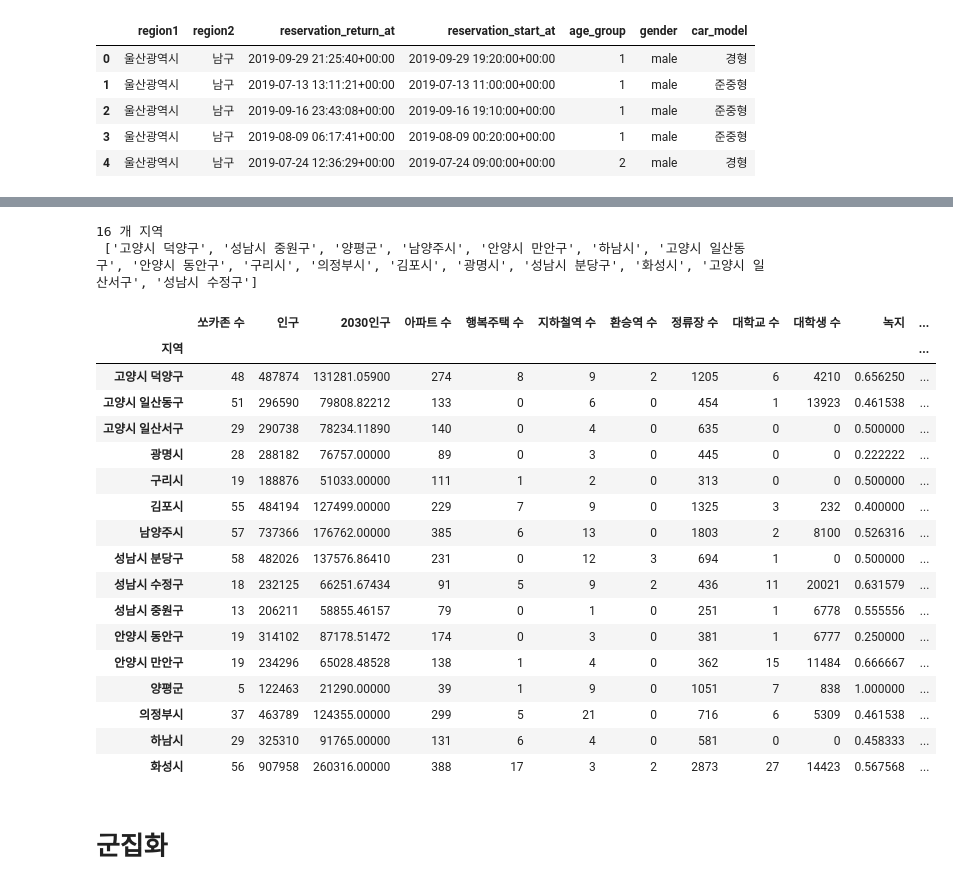
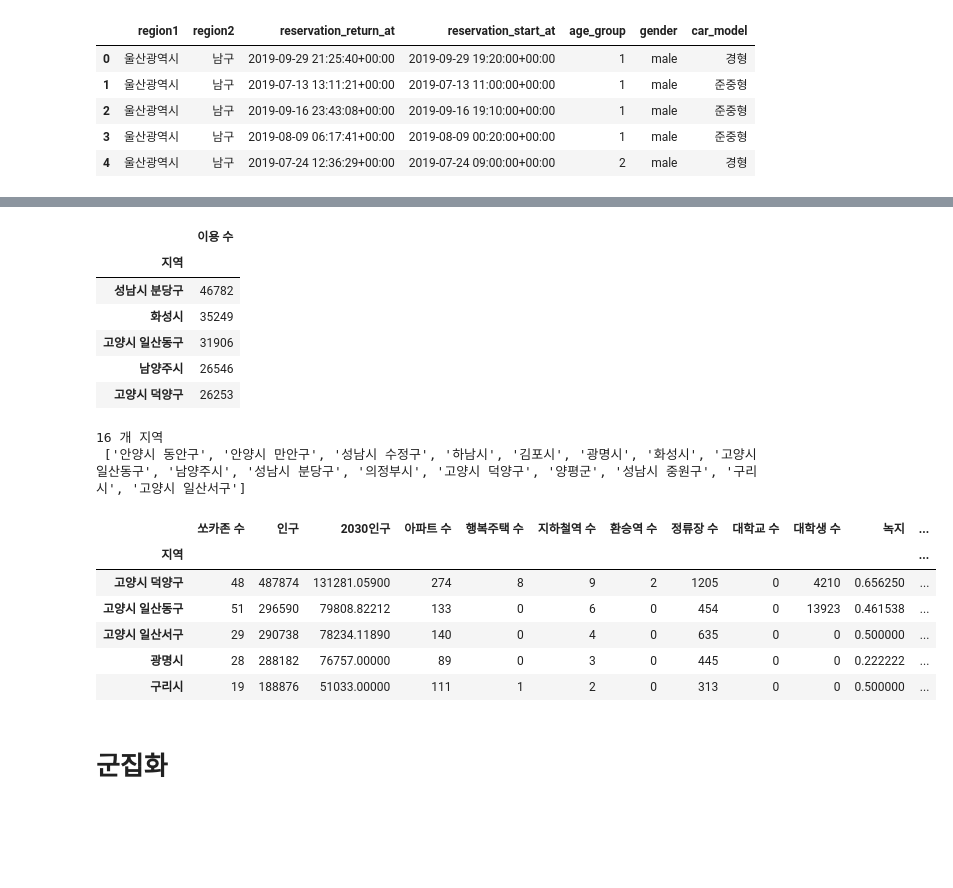
Before and after one commit to govin08/our-socar, a Jupyter notebook: main/code/code_b_clustering/1b202_0113_clustering.ipynb, the cells around one changed output, grey strips where cells are left out. Cells and saved outputs as stored; diff of their text form; code cells hidden in the pictures; blank space fills up the shorter version.

```diff
--- a/main/code/code_b_clustering/1b202_0113_clustering.ipynb
+++ b/main/code/code_b_clustering/1b202_0113_clustering.ipynb
@@ -64,7 +66,7 @@ collected_data.head()
 # collected_data['dumb'] = np.arange(len(collected_data))
 # collected_data
 # %%
-hackathon_data_original = pd.read_csv("../../data/20211022_수요예측_hackathon_data.csv", encoding='cp949')
+hackathon_data_original = pd.read_csv("../../../socar_data/20211022_수요예측_hackathon_data.csv", encoding='cp949')
 hackathon_data_original.head()
 # %% [output]
 |  | region1 | region2 | reservation_return_at | reservation_start_at | age_group | gender | car_model |
@@ -97,37 +78,43 @@ hackathon_data.head()
+# %%
+hackathon_data = pd.DataFrame(hackathon_data_original['region2'].value_counts())
+hackathon_data.reset_index(inplace=True)
+with open('../code_a_collect_data/results/1b203_0208_remove_u3000.pkl', 'rb') as f:
+    remove_u3000 = pickle.load(f)
+hackathon_data['index'].replace(remove_u3000, inplace=True)
+hackathon_data.columns = ['지역', '이용 수']
+hackathon_data.set_index('지역', inplace=True)
+hackathon_data.head()
+# %% [output]
+|  | 이용 수 |
+| 지역 |  |
+| 성남시 분당구 | 46782 |
+| 화성시 | 35249 |
+| 고양시 일산동구 | 31906 |
+| 남양주시 | 26546 |
+| 고양시 덕양구 | 26253 |
 # %%
 intersected_rows = set.intersection(set(collected_data.index), set(hackathon_data.index))
 intersected_rows = list(intersected_rows)
 print(len(intersected_rows),'개 지역 \n',intersected_rows)
 # %% [output]
 16 개 지역
- ['고양시 덕양구', '성남시 중원구', '양평군', '남양주시', '안양시 만안구', '하남시', '고양시 일산동구', '안양시 동안구', '구리시', '의정부시', '김포시', '광명시', '성남시 분당구', '화성시', '고양시 일산서구', '성남시 수정구']
+ ['안양시 동안구', '안양시 만안구', '성남시 수정구', '하남시', '김포시', '광명시', '화성시', '고양시 일산동구', '남양주시', '성남시 분당구', '의정부시', '고양시 덕양구', '양평군', '성남시 중원구', '구리시', '고양시 일산서구']
 # %%
 collected_data_intersected = collected_data[collected_data.index.isin(intersected_rows)]
 collected_data_intersected.sort_index(ascending=True, inplace=True)
 hackathon_data_intersected = hackathon_data[hackathon_data.index.isin(intersected_rows)]
 hackathon_data_intersected.sort_index(ascending=True, inplace=True)
 intersected = pd.concat([collected_data_intersected, hackathon_data_intersected],axis=1)
 intersected['쏘카존 수 대비 이용 수'] = intersected['이용 수']/intersected['쏘카존 수']
-intersected
+intersected.head()
 # %% [output]
 |  | 쏘카존 수 | 인구 | 2030인구 | 아파트 수 | 행복주택 수 | 지하철역 수 | 환승역 수 | 정류장 수 | 대학교 수 | 대학생 수 | 녹지 | ... |
 | 지역 |  |  |  |  |  |  |  |  |  |  |  | ... |
-| 고양시 덕양구 | 48 | 487874 | 131281.05900 | 274 | 8 | 9 | 2 | 1205 | 6 | 4210 | 0.656250 | ... |
-| 고양시 일산동구 | 51 | 296590 | 79808.82212 | 133 | 0 | 6 | 0 | 454 | 1 | 13923 | 0.461538 | ... |
+| 고양시 덕양구 | 48 | 487874 | 131281.05900 | 274 | 8 | 9 | 2 | 1205 | 0 | 4210 | 0.656250 | ... |
+| 고양시 일산동구 | 51 | 296590 | 79808.82212 | 133 | 0 | 6 | 0 | 454 | 0 | 13923 | 0.461538 | ... |
 | 고양시 일산서구 | 29 | 290738 | 78234.11890 | 140 | 0 | 4 | 0 | 635 | 0 | 0 | 0.500000 | ... |
 | 광명시 | 28 | 288182 | 76757.00000 | 89 | 0 | 3 | 0 | 445 | 0 | 0 | 0.222222 | ... |
 | 구리시 | 19 | 188876 | 51033.00000 | 111 | 1 | 2 | 0 | 313 | 0 | 0 | 0.500000 | ... |
-| 김포시 | 55 | 484194 | 127499.00000 | 229 | 7 | 9 | 0 | 1325 | 3 | 232 | 0.400000 | ... |
-| 남양주시 | 57 | 737366 | 176762.00000 | 385 | 6 | 13 | 0 | 1803 | 2 | 8100 | 0.526316 | ... |
-| 성남시 분당구 | 58 | 482026 | 137576.86410 | 231 | 0 | 12 | 3 | 694 | 1 | 0 | 0.500000 | ... |
-| 성남시 수정구 | 18 | 232125 | 66251.67434 | 91 | 5 | 9 | 2 | 436 | 11 | 20021 | 0.631579 | ... |
-| 성남시 중원구 | 13 | 206211 | 58855.46157 | 79 | 0 | 1 | 0 | 251 | 1 | 6778 | 0.555556 | ... |
-| 안양시 동안구 | 19 | 314102 | 87178.51472 | 174 | 0 | 3 | 0 | 381 | 1 | 6777 | 0.250000 | ... |
-| 안양시 만안구 | 19 | 234296 | 65028.48528 | 138 | 1 | 4 | 0 | 362 | 15 | 11484 | 0.666667 | ... |
-| 양평군 | 5 | 122463 | 21290.00000 | 39 | 1 | 9 | 0 | 1051 | 7 | 838 | 1.000000 | ... |
-| 의정부시 | 37 | 463789 | 124355.00000 | 299 | 5 | 21 | 0 | 716 | 6 | 5309 | 0.461538 | ... |
-| 하남시 | 29 | 325310 | 91765.00000 | 131 | 6 | 4 | 0 | 581 | 0 | 0 | 0.458333 | ... |
-| 화성시 | 56 | 907958 | 260316.00000 | 388 | 17 | 3 | 2 | 2873 | 27 | 14423 | 0.567568 | ... |
 # %% [markdown]
 # 군집화
 # %%
```
Also changed, not shown: parts of 19 cells of this notebook, 40 other files.
